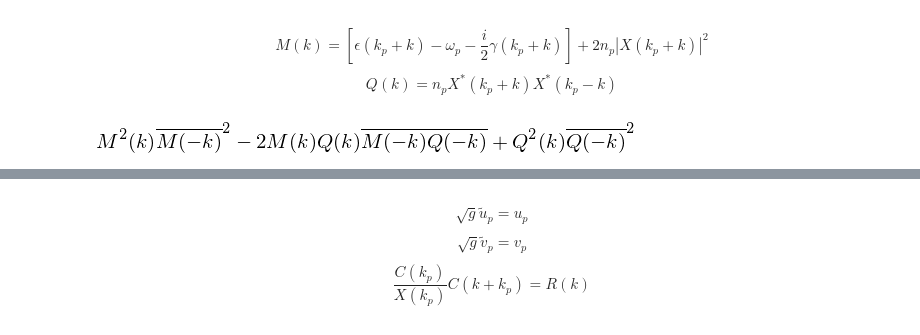
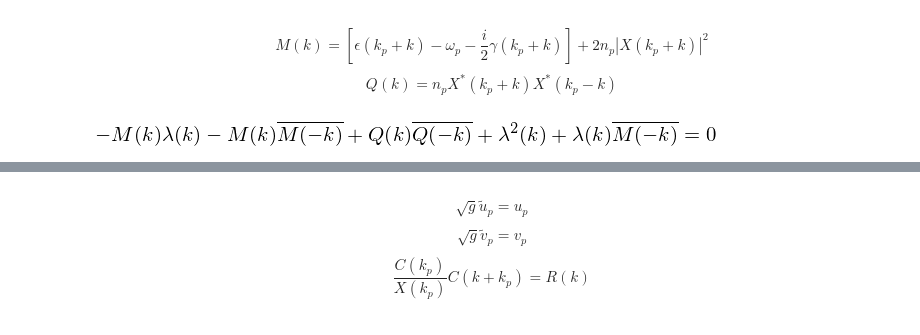
Before and after one commit to berceanu/notebooks, a Jupyter notebook: sympy/1pump_gaussian.ipynb, the cells around one changed output, grey strips where cells are left out. Cells and saved outputs as stored; diff of their text form; code cells hidden in the pictures.

```diff
--- a/sympy/1pump_gaussian.ipynb
+++ b/sympy/1pump_gaussian.ipynb
@@ -12,7 +12,7 @@ from sympy.unify import unify
 init_printing(use_unicode=True)
 # %%
 k, q, kp, q1, q2 = symbols('k q k_p q_1 q_2', integer=True)
-utp, vtp, up, vp, C, X, M, Q, R, Vd = symbols('utilde_p vtilde_p u_p v_p C X M Q R V_d', cls=Function)
+utp, vtp, up, vp, C, X, M, Q, R, Vd, lam = symbols('utilde_p vtilde_p u_p v_p C X M Q R V_d lambda', cls=Function)
 psissp, psip, fp = symbols('psi^ss_p psi_p f_p')
 omega, omegap, t, gv, phip = symbols('omega omega_p t g_v phi_p', real=True)
 g, np = symbols('g n_p', positive=True)
@@ -249,6 +249,6 @@ Lnot = Matrix([[M(k),Q(k)*exp(2*I*phip)],[-conjugate(Q(-k)*exp(2*I*phip)),-conju
 $$M(k)=\left[\epsilon(k_{p}+k)-\omega_{p}-\frac{i}{2}\gamma(k_{p}+k)\right]+2n_{p}\left|X(k_{p}+k)\right|^{2}$$
 $$Q(k)=n_{p}X^{*}(k_{p}+k)X^{*}(k_{p}-k)$$
 # %%
-expand(det(Lnot)**2)
+Eq(det(Lnot-lam(k)*eye(2)), 0)
 # %% [output]
-[figure, old version]
+[figure, new version]
```
Also changed, not shown: parts of 21 cells of this notebook, 1 other file.
